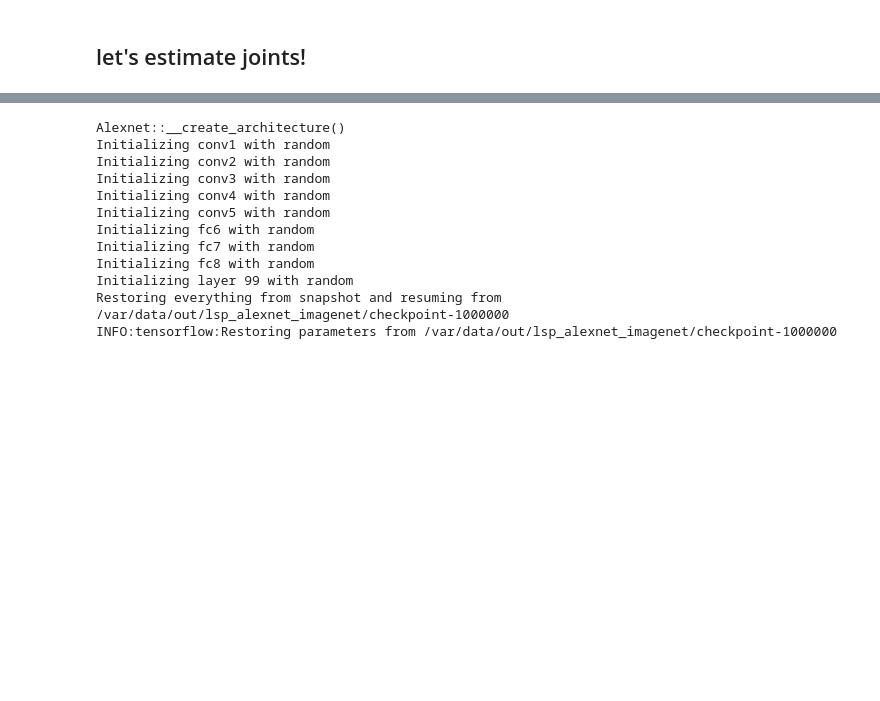
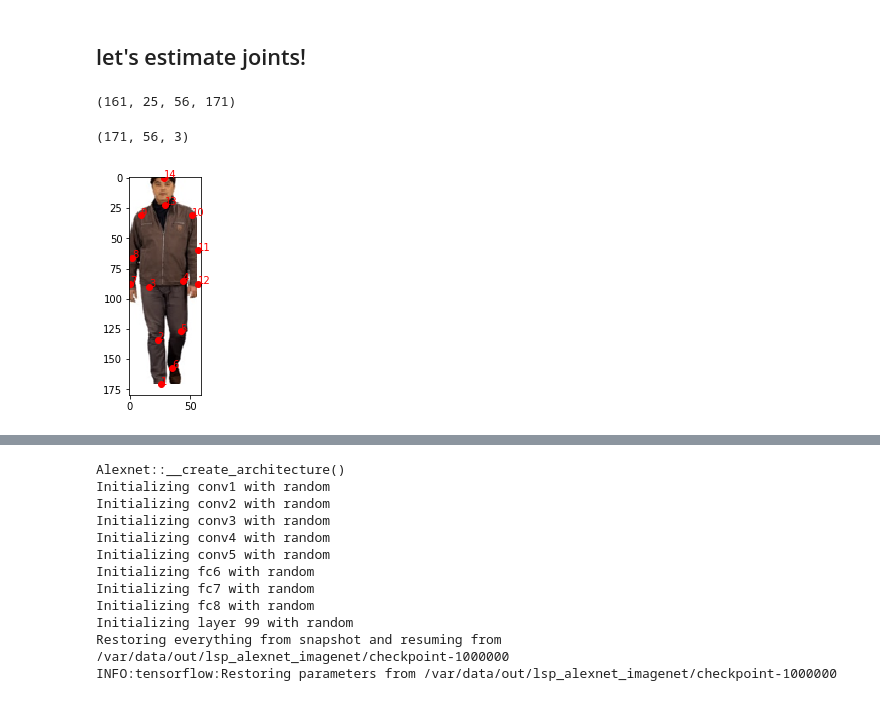
Before and after one commit to ys7yoo/deeppose_tf, a Jupyter notebook: demo.ipynb, the cells around one changed output, grey strips where cells are left out. Cells and saved outputs as stored; diff of their text form; code cells hidden in the pictures; blank space fills up the shorter version.

Commit message:
load, crop, reshape image

```diff
--- a/demo.ipynb
+++ b/demo.ipynb
@@ -98,3 +103,23 @@ else:
 [figure]
 # %% [markdown]
 ## let's estimate joints!
+# %%
+# preprocess image to fit the model
+# code from get_example in scripts/dataset.py
+gcn=None
+bbox_extension_range=None
+shift=None
+
+
+def calc_joints_bbox(joints):
+    lt = np.min(joints, axis=0)
+    rb = np.max(joints, axis=0)
+    x, y = lt
+    w = rb[0] - lt[0]
+    h = rb[1] - lt[1]
+    return x, y, w, h
+
+bbox = calc_joints_bbox(joints)
+print(bbox)
+# %% [output]
+(161, 25, 56, 171)
@@ -100,0 +188,9 @@ else:
+# %%
+print(image_crop.shape)
+
+plt.imshow(image_crop[:,:,::-1])
+plotJoint(joints_crop)
+plt.show()
+# %% [output]
+(171, 56, 3)
+[figure, added]
```
Also changed, not shown: parts of 5 cells of this notebook.
